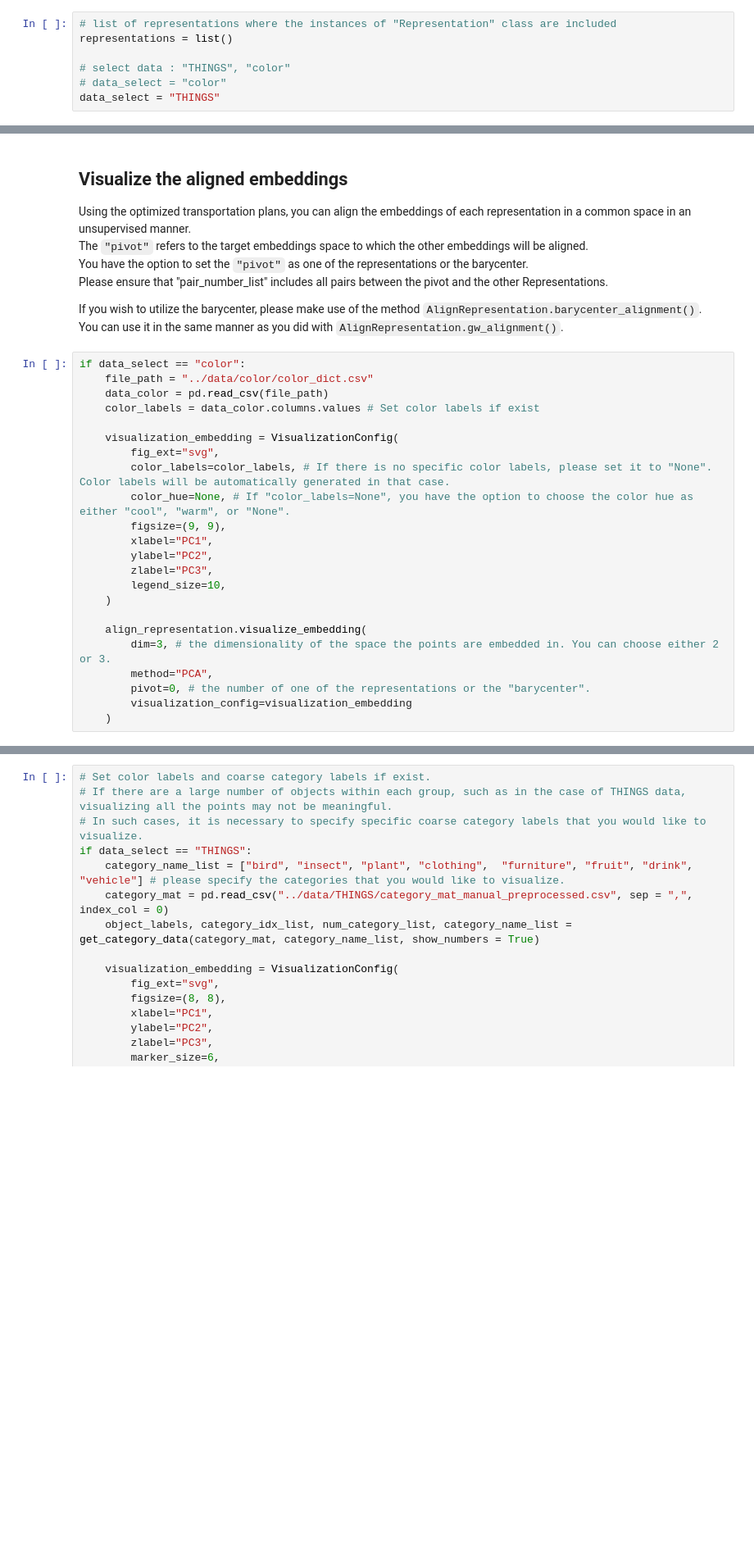
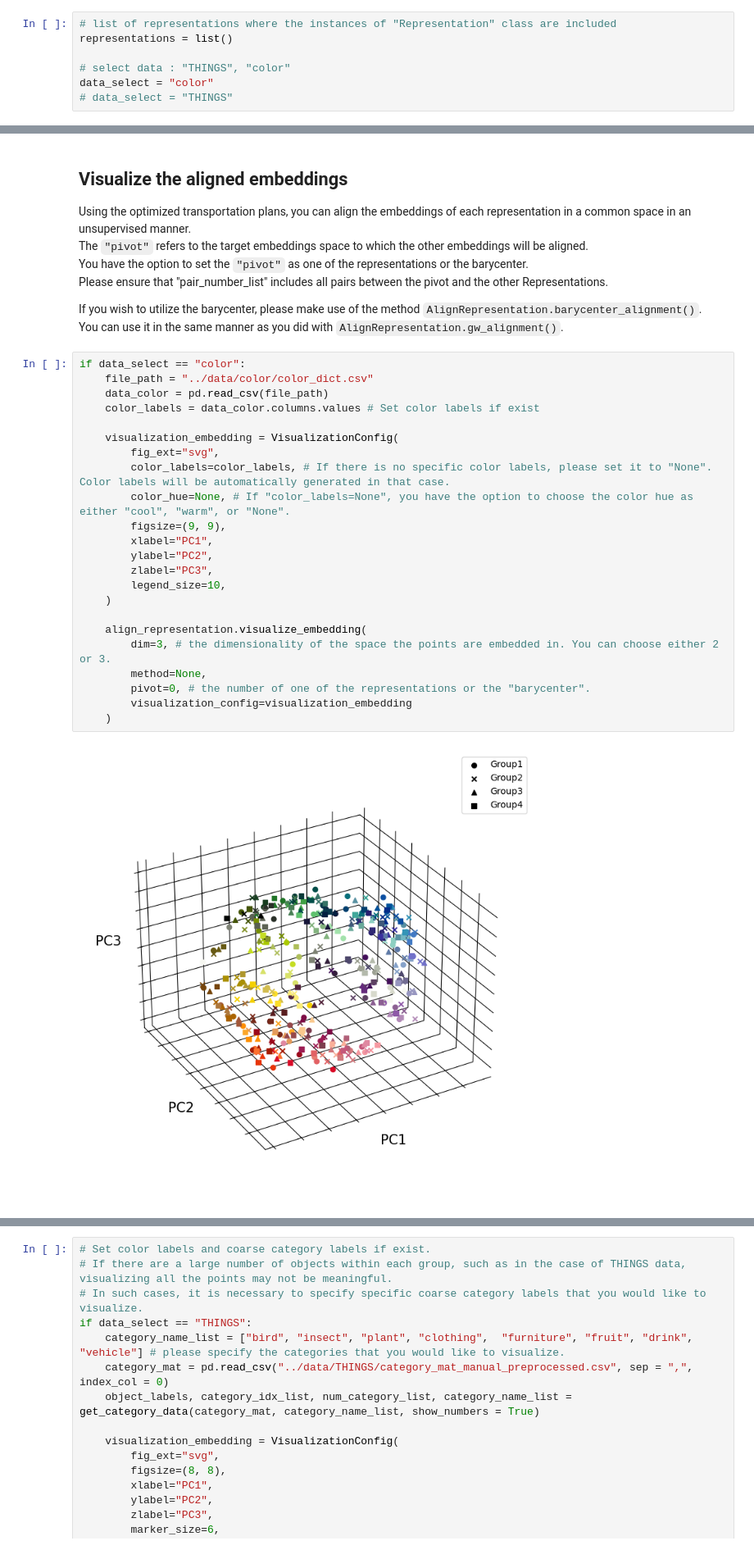
Before and after one commit to oizumi-lab/GWTune, a Jupyter notebook: scripts/tutorial.ipynb, the cells around one changed output, grey strips where cells are left out. Shown at 82% size. Drawn from its saved outputs; the diff is of its cells as text; blank space fills up the shorter version.

```diff
--- a/scripts/tutorial.ipynb
+++ b/scripts/tutorial.ipynb
@@ -24,8 +24,8 @@ You can select the data from the following options:
 representations = list()
 
 # select data : "THINGS", "color"
-# data_select = "color"
-data_select = "THINGS"
+data_select = "color"
+# data_select = "THINGS"
 # %% [markdown]
 ### Dataset No.1 `color`
 In this case, we directly assign the dissimilarity matrices of 93 colors to the instance `Representation`.
@@ -619,23 +700,25 @@ You can use it in the same manner as you did with `AlignRepresentation.gw_alignm
 # %%
 if data_select == "color":
     file_path = "../data/color/color_dict.csv"
     data_color = pd.read_csv(file_path)
     color_labels = data_color.columns.values # Set color labels if exist
 
     visualization_embedding = VisualizationConfig(
         fig_ext="svg",
         color_labels=color_labels, # If there is no specific color labels, please set it to "None". Color labels will be automatically generated in that case.
         color_hue=None, # If "color_labels=None", you have the option to choose the color hue as either "cool", "warm", or "None".
         figsize=(9, 9),
         xlabel="PC1",
         ylabel="PC2",
         zlabel="PC3",
         legend_size=10,
     )
 
     align_representation.visualize_embedding(
         dim=3, # the dimensionality of the space the points are embedded in. You can choose either 2 or 3.
-        method="PCA",
+        method=None,
         pivot=0, # the number of one of the representations or the "barycenter".
         visualization_config=visualization_embedding
     )
+# %% [output]
+[figure, added]
```
Also changed, not shown: parts of 9 cells of this notebook, 2 other files.
